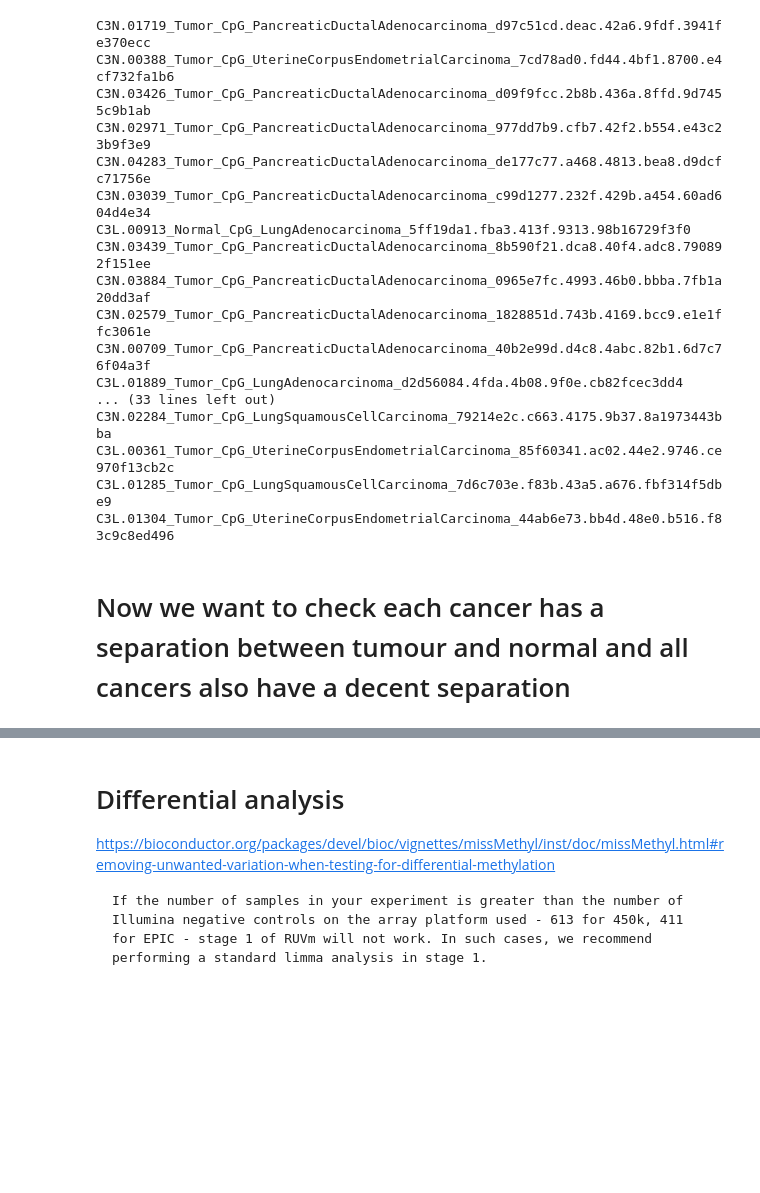
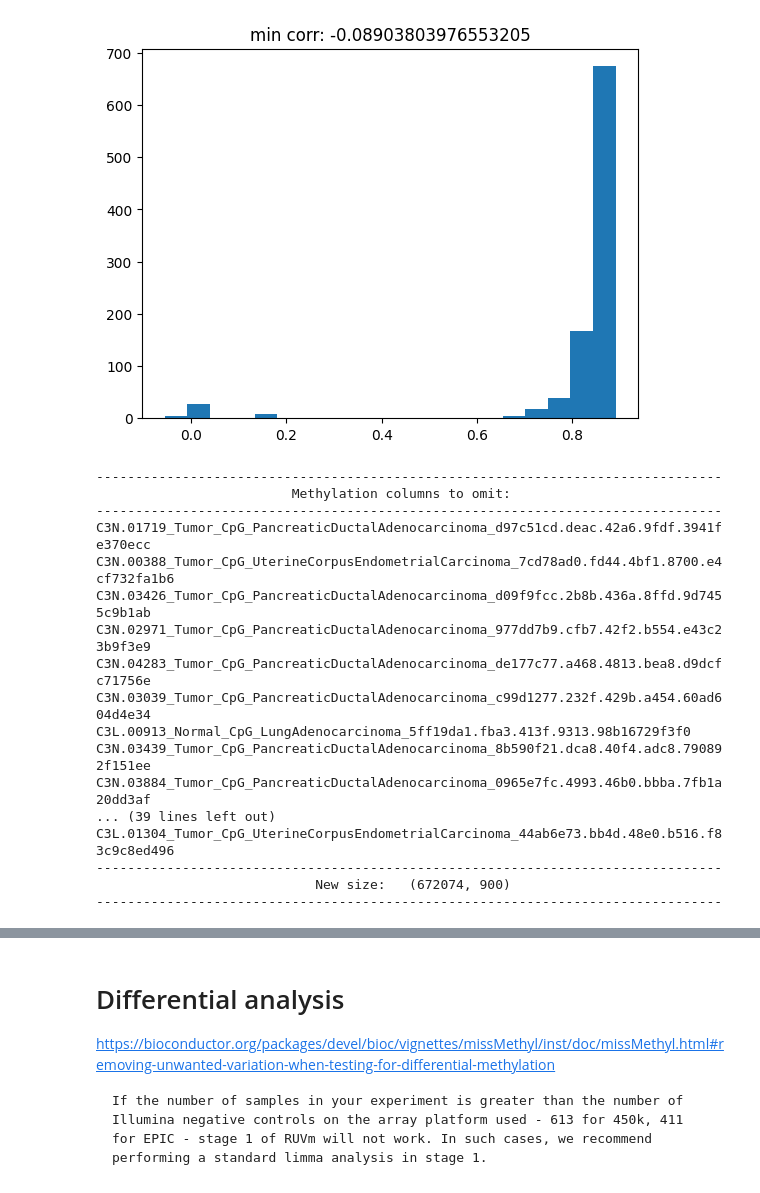
Before and after one commit to ArianeMora/public_cancer_data, a Jupyter notebook: datasets/CPTAC3/input_data/TCGA_RNA_DNAMethylation_ALL/CpG_filter.ipynb, the cells around one changed output, grey strips where cells are left out. Drawn from its saved outputs; the diff is of its cells as text; code cells hidden in the pictures; blank space fills up the shorter version.

```diff
--- a/datasets/CPTAC3/input_data/TCGA_RNA_DNAMethylation_ALL/CpG_filter.ipynb
+++ b/datasets/CPTAC3/input_data/TCGA_RNA_DNAMethylation_ALL/CpG_filter.ipynb
@@ -29,33 +58,0 @@ TypeError: 'numpy.float64' object is not iterable
-# %%
-
-# Filter the shitty patients
-corr_sorted = corr.sort_values(by=['mean_corr'])
-corr_sorted = corr_sorted[corr_sorted['mean_corr'] < 0.7]
-
-cols_to_omit = [c for c in corr_sorted.index]
-print('\n'.join(cols_to_omit))
-cols_to_keep = [c for c in meth_df.columns if c not in cols_to_omit]
-cpg_filtered = meth_df[cols_to_keep]
-
-# Filter sample df to only include those samples
-sample_df = cpg_sample_df[cpg_sample_df['Sample'].isin(cols_to_keep)]
-# %% [output]
-C3N.01719_Tumor_CpG_PancreaticDuctalAdenocarcinoma_d97c51cd.deac.42a6.9fdf.3941fe370ecc
-C3N.00388_Tumor_CpG_UterineCorpusEndometrialCarcinoma_7cd78ad0.fd44.4bf1.8700.e4cf732fa1b6
-C3N.03426_Tumor_CpG_PancreaticDuctalAdenocarcinoma_d09f9fcc.2b8b.436a.8ffd.9d7455c9b1ab
-C3N.02971_Tumor_CpG_PancreaticDuctalAdenocarcinoma_977dd7b9.cfb7.42f2.b554.e43c23b9f3e9
-C3N.04283_Tumor_CpG_PancreaticDuctalAdenocarcinoma_de177c77.a468.4813.bea8.d9dcfc71756e
-C3N.03039_Tumor_CpG_PancreaticDuctalAdenocarcinoma_c99d1277.232f.429b.a454.60ad604d4e34
-C3L.00913_Normal_CpG_LungAdenocarcinoma_5ff19da1.fba3.413f.9313.98b16729f3f0
-C3N.03439_Tumor_CpG_PancreaticDuctalAdenocarcinoma_8b590f21.dca8.40f4.adc8.790892f151ee
-C3N.03884_Tumor_CpG_PancreaticDuctalAdenocarcinoma_0965e7fc.4993.46b0.bbba.7fb1a20dd3af
-C3N.02579_Tumor_CpG_PancreaticDuctalAdenocarcinoma_1828851d.743b.4169.bcc9.e1e1ffc3061e
-C3N.00709_Tumor_CpG_PancreaticDuctalAdenocarcinoma_40b2e99d.d4c8.4abc.82b1.6d7c76f04a3f
-C3L.01889_Tumor_CpG_LungAdenocarcinoma_d2d56084.4fda.4b08.9f0e.cb82fcec3dd4
-... (33 lines left out)
-C3N.02284_Tumor_CpG_LungSquamousCellCarcinoma_79214e2c.c663.4175.9b37.8a1973443bba
-C3L.00361_Tumor_CpG_UterineCorpusEndometrialCarcinoma_85f60341.ac02.44e2.9746.ce970f13cb2c
-C3L.01285_Tumor_CpG_LungSquamousCellCarcinoma_7d6c703e.f83b.43a5.a676.fbf314f5dbe9
-C3L.01304_Tumor_CpG_UterineCorpusEndometrialCarcinoma_44ab6e73.bb4d.48e0.b516.f83c9c8ed496
-# %% [markdown]
-# Now we want to check each cancer has a separation between tumour and normal and all cancers also have a decent separation
@@ -72,0 +59,39 @@ vals = df[cols].values.T
+# %%
+import matplotlib.pyplot as plt
+# Plot out the mean correlation values so we can choose a good filter.
+plt.hist(mean_cor, bins=20)
+plt.title(f'min corr: {np.min(corr)}')
+plt.show()
+
+
+# Filter the shitty patients
+corr_sorted = corr.sort_values(by=['mean_corr'])
+corr_sorted = corr_sorted[corr_sorted['mean_corr'] < 0.7]
+cols_to_omit = [c for c in corr_sorted.index]
+
+u.dp(['Methylation columns to omit: '])
+
+print('\n'.join(cols_to_omit))
+cols_to_keep = [c for c in meth_df.columns if c not in cols_to_omit]
+cpg_filtered = meth_df[cols_to_keep]
+
+u.dp(['New size:', cpg_filtered.shape])
+# %% [output]
+[figure, added]
+--------------------------------------------------------------------------------
+                         Methylation columns to omit:
+--------------------------------------------------------------------------------
+C3N.01719_Tumor_CpG_PancreaticDuctalAdenocarcinoma_d97c51cd.deac.42a6.9fdf.3941fe370ecc
+C3N.00388_Tumor_CpG_UterineCorpusEndometrialCarcinoma_7cd78ad0.fd44.4bf1.8700.e4cf732fa1b6
+C3N.03426_Tumor_CpG_PancreaticDuctalAdenocarcinoma_d09f9fcc.2b8b.436a.8ffd.9d7455c9b1ab
+C3N.02971_Tumor_CpG_PancreaticDuctalAdenocarcinoma_977dd7b9.cfb7.42f2.b554.e43c23b9f3e9
+C3N.04283_Tumor_CpG_PancreaticDuctalAdenocarcinoma_de177c77.a468.4813.bea8.d9dcfc71756e
+C3N.03039_Tumor_CpG_PancreaticDuctalAdenocarcinoma_c99d1277.232f.429b.a454.60ad604d4e34
+C3L.00913_Normal_CpG_LungAdenocarcinoma_5ff19da1.fba3.413f.9313.98b16729f3f0
+C3N.03439_Tumor_CpG_PancreaticDuctalAdenocarcinoma_8b590f21.dca8.40f4.adc8.790892f151ee
+C3N.03884_Tumor_CpG_PancreaticDuctalAdenocarcinoma_0965e7fc.4993.46b0.bbba.7fb1a20dd3af
+... (39 lines left out)
+C3L.01304_Tumor_CpG_UterineCorpusEndometrialCarcinoma_44ab6e73.bb4d.48e0.b516.f83c9c8ed496
+--------------------------------------------------------------------------------
+                            New size:   (672074, 900)
+--------------------------------------------------------------------------------
```
Also changed, not shown: parts of 17 cells of this notebook, 2 other files.
